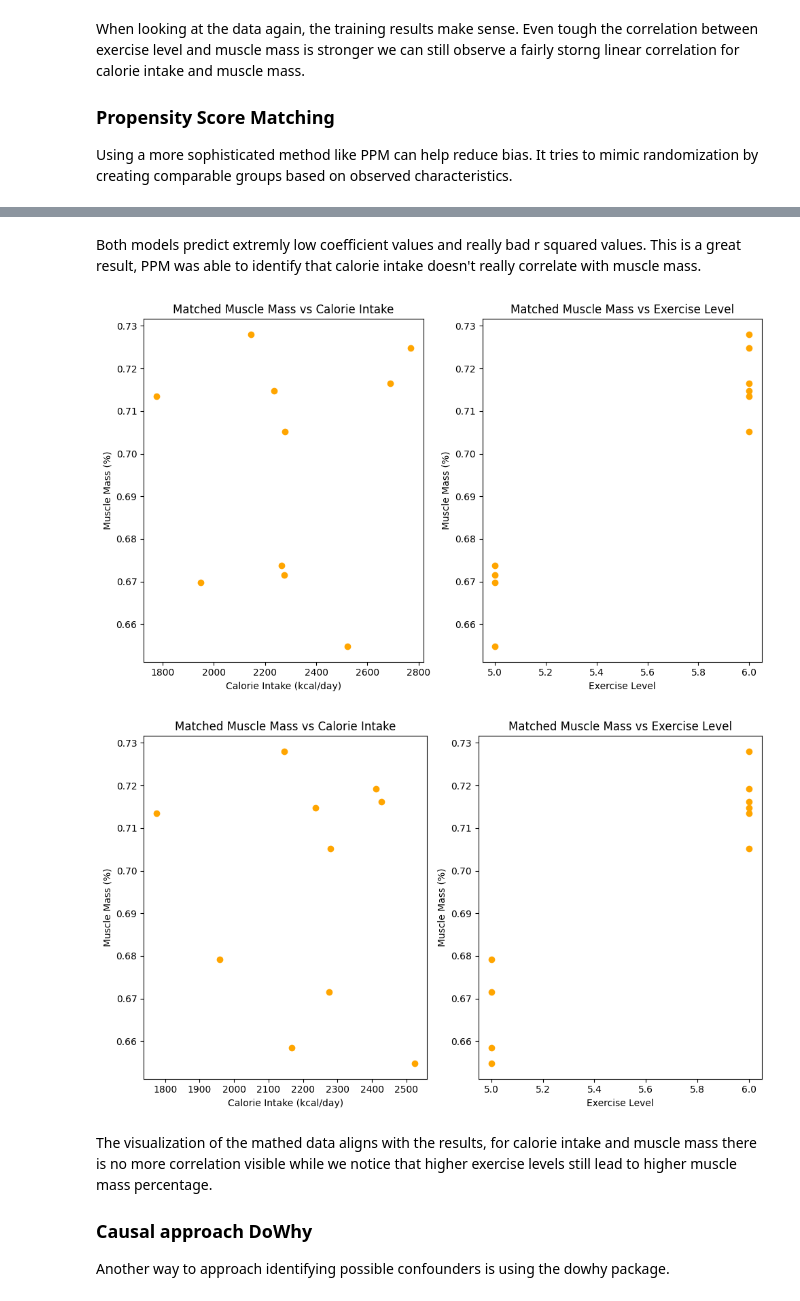
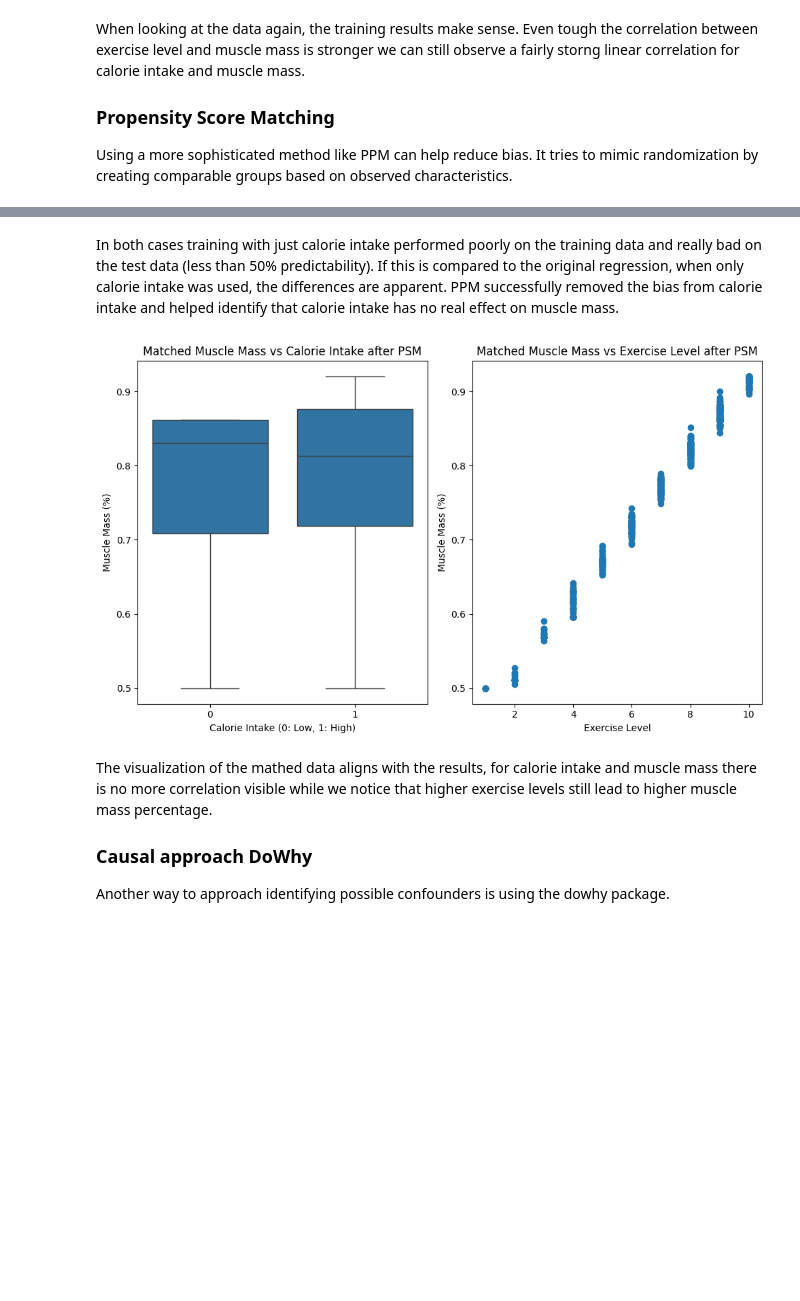
Before and after one commit to MaxiStahl1992/advanced-workbook-code, a Jupyter notebook: task3_full.ipynb, the cells around one changed output, grey strips where cells are left out. Cells and saved outputs as stored; diff of their text form; code cells hidden in the pictures; blank space fills up the shorter version.

```diff
--- a/task3_full.ipynb
+++ b/task3_full.ipynb
@@ -226,17 +233,17 @@ def propensity_score_matching_analysis(df, treatment_var, outcome_var, confounde
 
     return result_simple, result_with_confounders, matched_data
 # %%
+result_simple, result_with_confounders, matched_data = propensity_score_matching_analysis(data, 'calorie_intake', 'muscle_mass', ['exercise_level'])
 
-result_simple_high, result_with_confounders_high, matched_data_high = propensity_score_matching_analysis(data, 'calorie_intake', 'muscle_mass', ['exercise_level'], 'high_calorie')
-
-print("Effect of High Calorie Intake on Muscle Mass")
 print("Simple Model (Calorie Intake Only):")
-print("Coefficient:", result_simple_high['coefficient'])
-print("Intercept:", result_simple_high['intercept'])
-print("R^2:", result_simple_high['r2'])
+print("Coefficient:", result_simple['coefficient'])
+print("Intercept:", result_simple['intercept'])
+print("R^2_Train:", result_simple['r2_train'])
+print("R^2_Test", result_simple['r2_test'])
 print("--------------------")
-print("Model with Confounders (Exercise Level):")
-print("Coefficient:", result_with_confounders_high['coefficient'])
-print("Intercept:", result_with_confounders_high['intercept'])
-print("R^2:", result_with_confounders_high['r2'])
+print("Model with Confounders (Exercise Level + Calorie Intake):")
+print("Coefficient:", result_with_confounders['coefficient'])
+print("Intercept:", result_with_confounders['intercept'])
+print("R^2_Train:", result_with_confounders['r2_train'])
+print("R^2_Test", result_with_confounders['r2_test'])
 # %% [output]
@@ -279,5 +261,6 @@ R^2: 0.9118059638078312
-# %% [markdown]
-Both models predict extremly low coefficient values and really bad r squared values. This is a great result, PPM was able to identify that calorie intake doesn't really correlate with muscle mass.
+# %% [markdown]
+In both cases training with just calorie intake performed poorly on the training data and really bad on the test data (less than 50% predictability).
+If this is compared to the original regression, when only calorie intake was used, the differences are apparent. PPM successfully removed the bias from calorie intake and helped identify that calorie intake has no real effect on muscle mass.
 # %%
 def visualize_matched_data(matched_data):
     """
@@ -289,25 +272,23 @@ def visualize_matched_data(matched_data):
     plt.figure(figsize=(10, 6))
 
     plt.subplot(1, 2, 1)
-    plt.scatter(matched_data['calorie_intake'], matched_data['muscle_mass'], color='orange')
-    plt.xlabel('Calorie Intake (kcal/day)')
+    sns.boxplot(data=matched_data, x='calorie_intake',y='muscle_mass')
+    plt.xlabel('Calorie Intake (0: Low, 1: High)')
     plt.ylabel('Muscle Mass (%)')
-    plt.title('Matched Muscle Mass vs Calorie Intake')
+    plt.title('Matched Muscle Mass vs Calorie Intake after PSM')
 
     plt.subplot(1, 2, 2)
-    plt.scatter(matched_data['exercise_level'], matched_data['muscle_mass'], color='orange')
+    plt.scatter(matched_data['exercise_level'], matched_data['muscle_mass'])
     plt.xlabel('Exercise Level')
     plt.ylabel('Muscle Mass (%)')
-    plt.title('Matched Muscle Mass vs Exercise Level')
+    plt.title('Matched Muscle Mass vs Exercise Level after PSM')
 
     plt.tight_layout()
     plt.show()
-# %%
-visualize_matched_data(matched_data_high)
-visualize_matched_data(matched_data_low)
-# %% [output]
-[figure, removed]
-[figure, removed]
+# %%
+visualize_matched_data(matched_data)
+# %% [output]
+[figure, added]
 # %% [markdown]
 The visualization of the mathed data aligns with the results, for calorie intake and muscle mass there is no more correlation visible while we notice that higher exercise levels still lead to higher muscle mass percentage.
 
```
Also changed, not shown: parts of 18 cells of this notebook.
